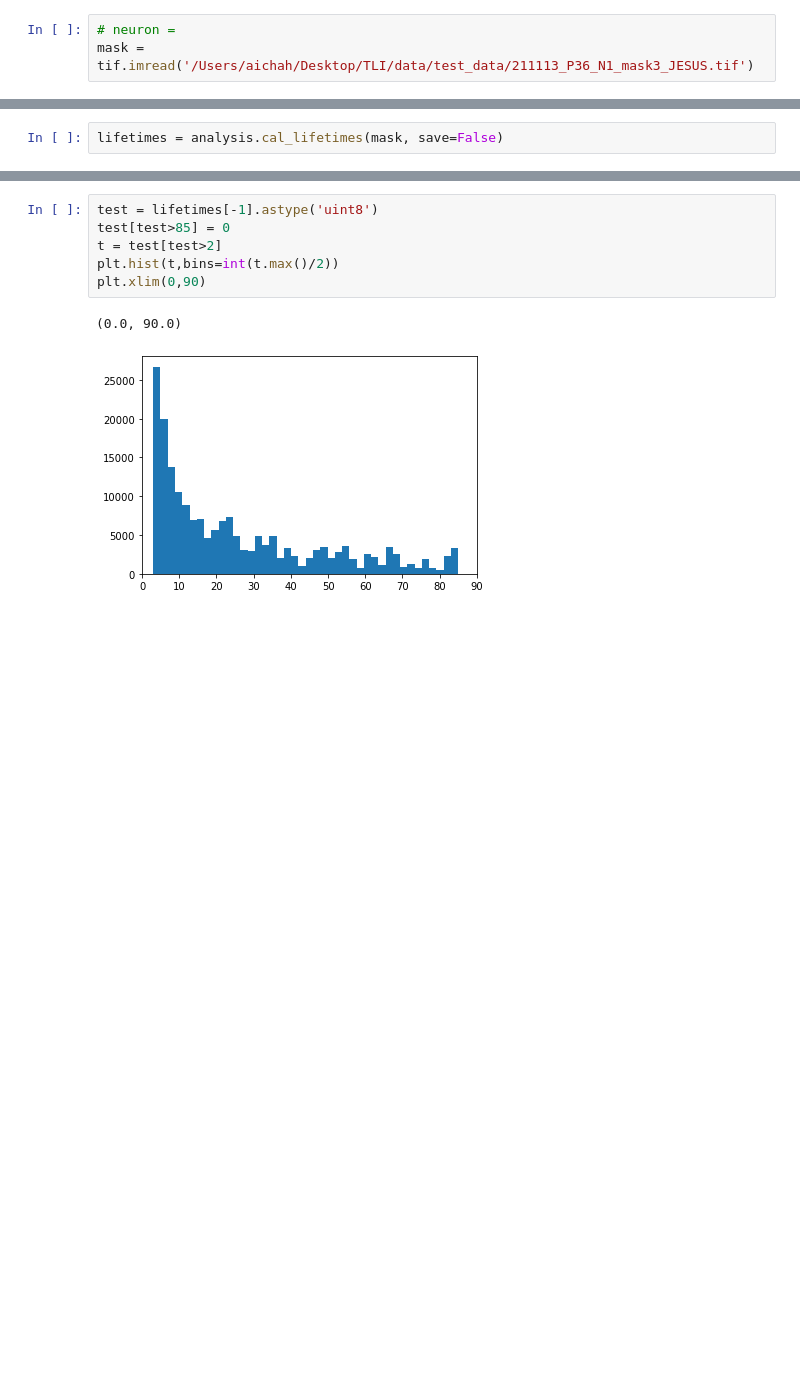
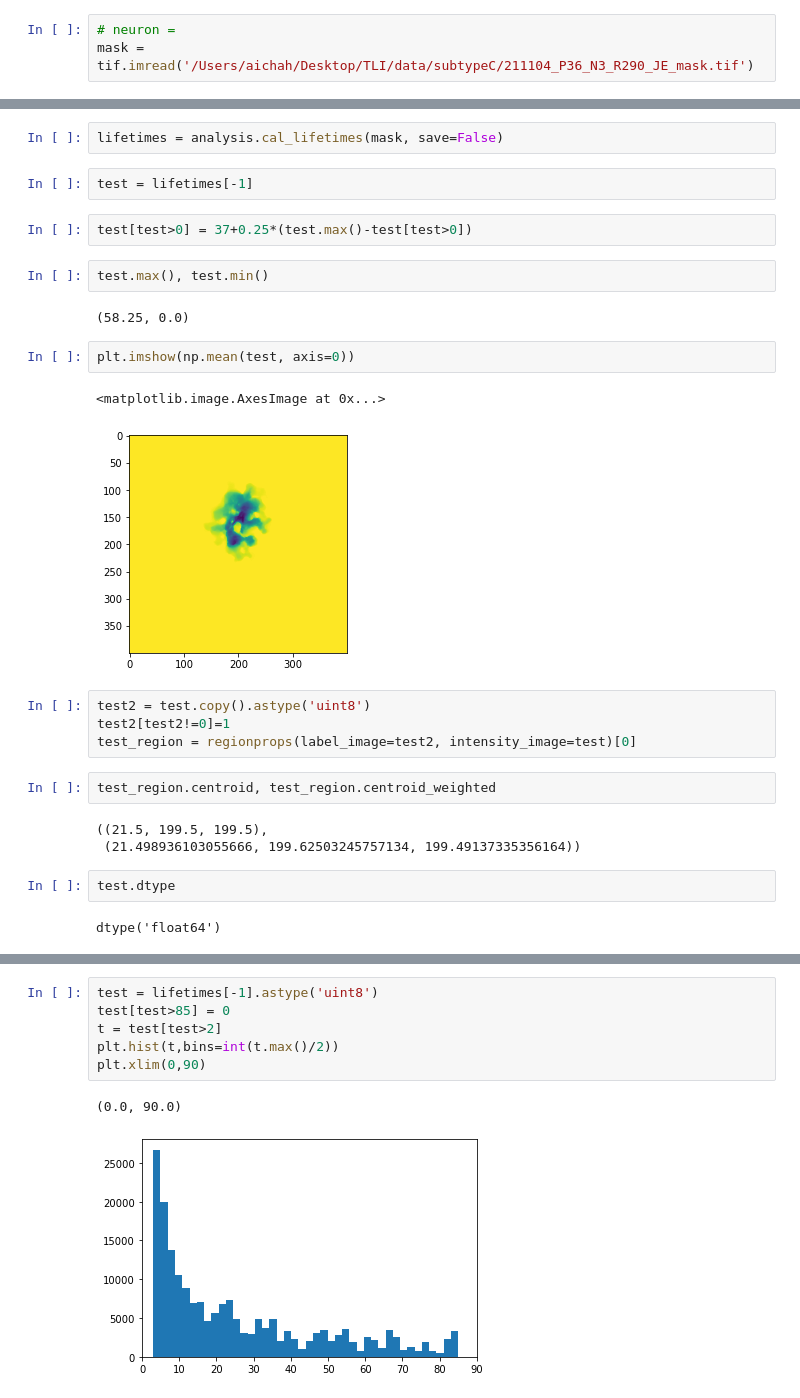
Before and after one commit to Asashou/TLI, a Jupyter notebook: pipeline/TLI_analysis/neu_life_analysis.ipynb, the cells around one changed output, grey strips where cells are left out. Drawn from its saved outputs; the diff is of its cells as text; blank space fills up the shorter version.

```diff
--- a/pipeline/TLI_analysis/neu_life_analysis.ipynb
+++ b/pipeline/TLI_analysis/neu_life_analysis.ipynb
@@ -87,6 +98,6 @@ for n_folder in N_folders:
 # %%
 # neuron =
-mask = tif.imread('/Users/aichah/Desktop/TLI/data/test_data/211113_P36_N1_mask3_JESUS.tif')
+mask = tif.imread('/Users/aichah/Desktop/TLI/data/subtypeC/211104_P36_N3_R290_JE_mask.tif')
 # %%
 cal_lifetimes_angle(mask)
 # %% [output]
@@ -95,2 +106,28 @@ cal_lifetimes_angle(mask)
 # %%
 lifetimes = analysis.cal_lifetimes(mask, save=False)
+# %%
+test = lifetimes[-1]
+# %%
+test[test>0] = 37+0.25*(test.max()-test[test>0])
+# %%
+test.max(), test.min()
+# %% [output]
+(58.25, 0.0)
+# %%
+plt.imshow(np.mean(test, axis=0))
+# %% [output]
+<matplotlib.image.AxesImage at 0x...>
+[figure, added]
+# %%
+test2 = test.copy().astype('uint8')
+test2[test2!=0]=1
+test_region = regionprops(label_image=test2, intensity_image=test)[0]
+# %%
+test_region.centroid, test_region.centroid_weighted
+# %% [output]
+((21.5, 199.5, 199.5),
+ (21.498936103055666, 199.62503245757134, 199.49137335356164))
+# %%
+test.dtype
+# %% [output]
+dtype('float64')
```
Also changed, not shown: parts of 29 cells of this notebook, 2 other files.
